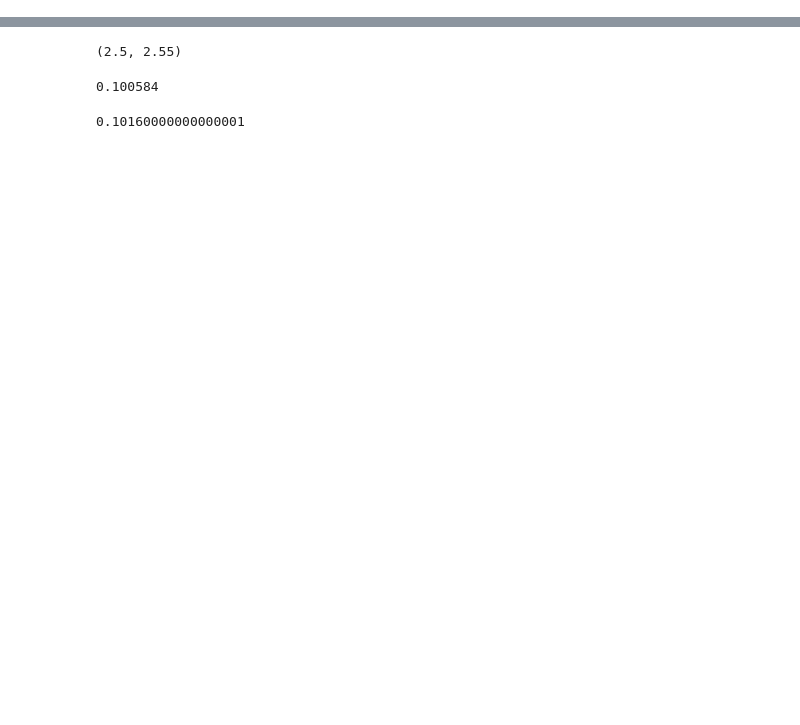
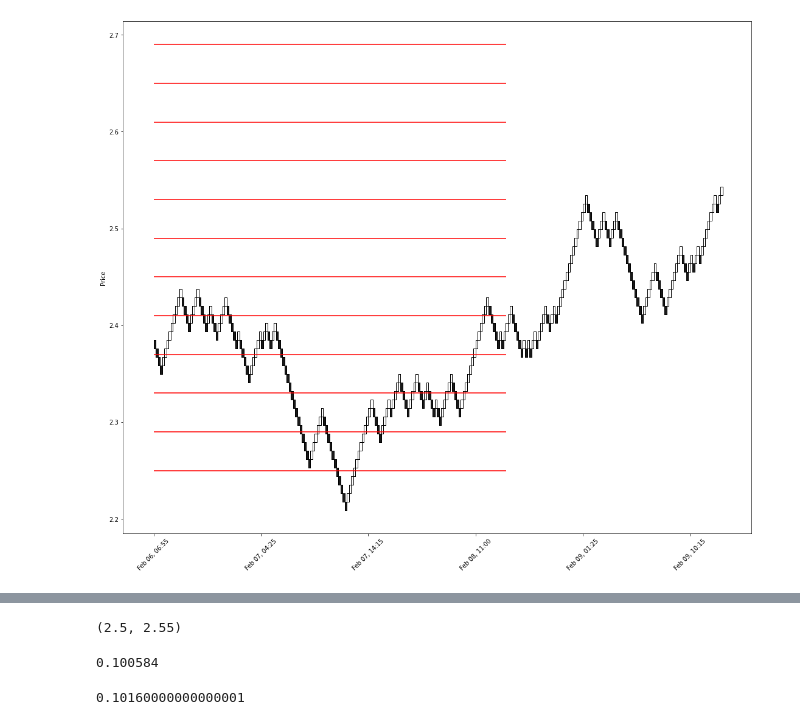
Before and after one commit to jmarcolan/mercado_bitcoin, a Jupyter notebook: Conferindo.ipynb, the cells around one changed output, grey strips where cells are left out. Saved outputs shown, nothing was run; the diff lists cells and outputs as text; code cells hidden in the pictures; blank space fills up the shorter version.

```diff
--- a/Conferindo.ipynb
+++ b/Conferindo.ipynb
@@ -51,2 +36,19 @@ for linha in ls_valeos:
 # %%
 # valores_para_ser_acionado[5] % 0.06 == 0
+# %%
+valores_para_ser_acionado = list(np.arange(1, 5, 0.06))
+def grafico_valores_acionados(bd_candle, valores_para_ser_acionado):
+    fig, ax = plt.subplots(1,1)
+    fig.set_size_inches(18.5, 15.5)
+    # ax.scatter(bd_candle.index[:], bd_candle["close"])
+    mpf.plot(bd_candle,type='renko',ax=ax)
+    ls_valeos = list(filter(lambda x: x> 1.8 and x<2.8, valores_para_ser_acionado))
+
+    # ax.ylim([1, 4])
+    for linha in ls_valeos:
+    #     print(linha)
+        ax.hlines(linha, xmin=0, xmax=len(bd_candle)/6, color='r', linestyle='-')
+# %%
+grafico_valores_acionados(bd_candle, np.arange(2.25, 2.7, 0.04))
+# %% [output]
+[figure, added]
```
Also changed, not shown: parts of 9 cells of this notebook, 4 other files.
